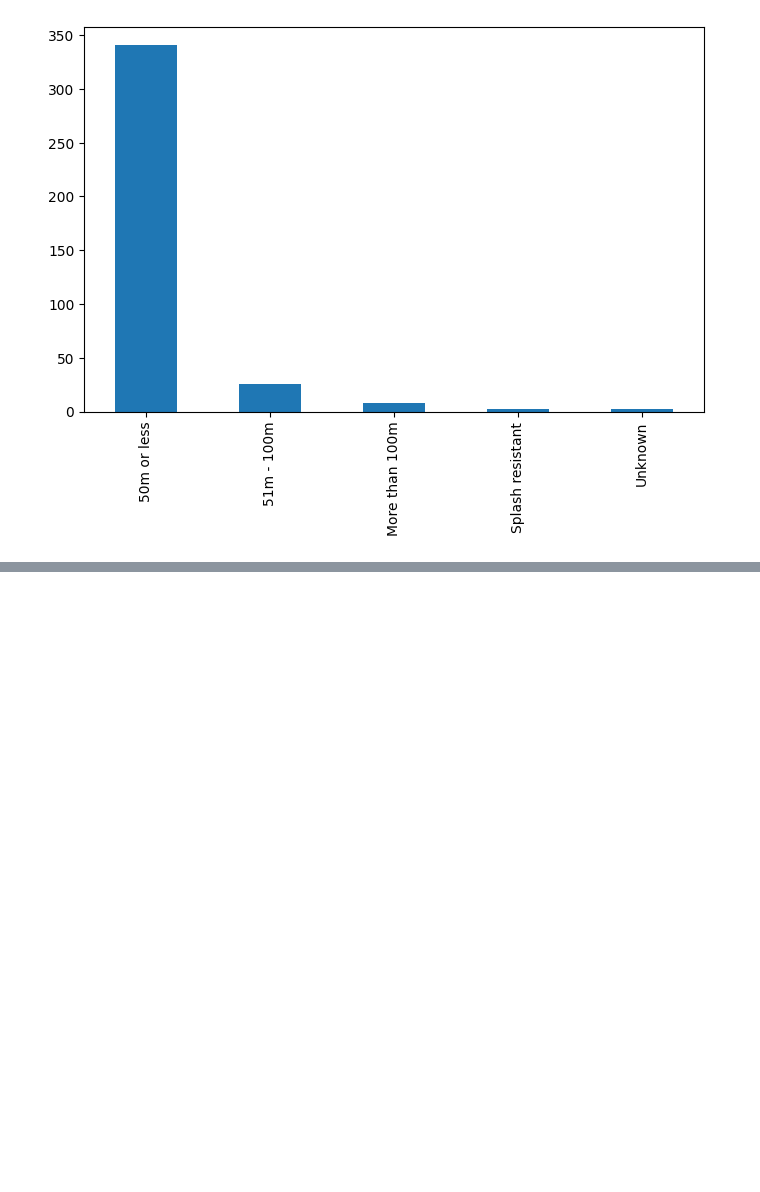
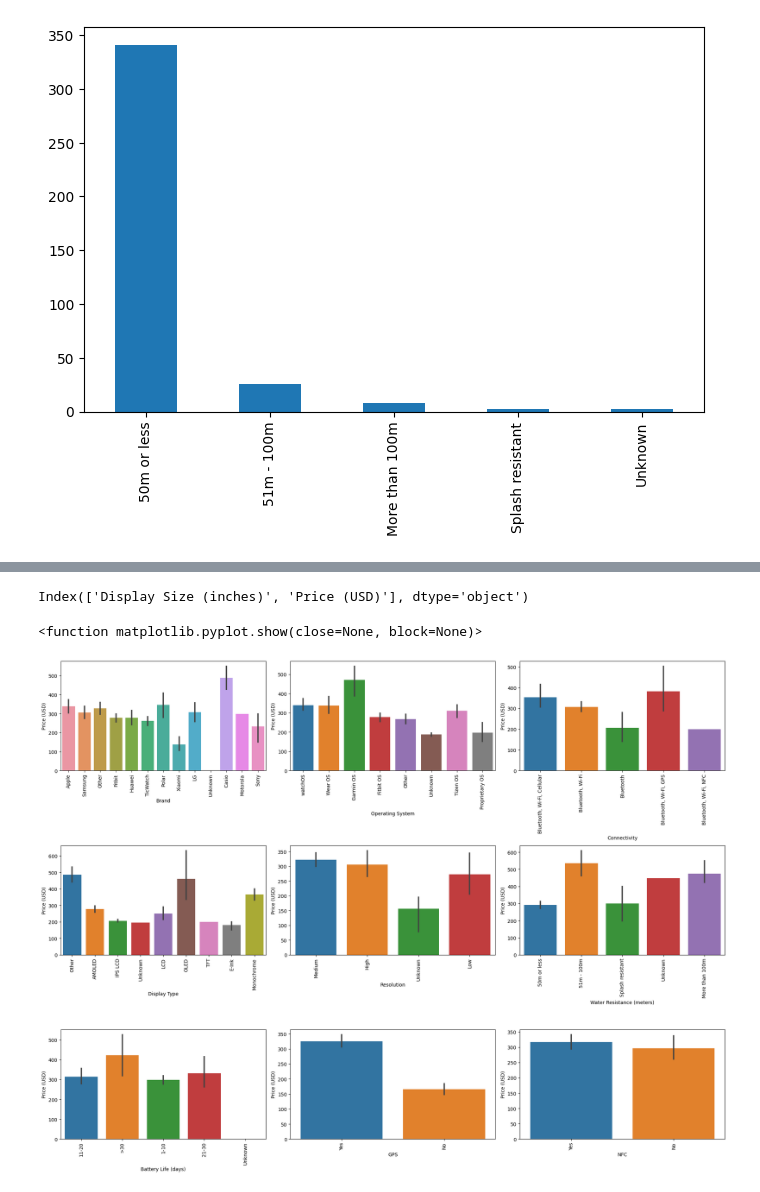
Before and after one commit to Ranjitkumarmuduli/Smart-watch-price-prediction, a Jupyter notebook: SWP_Prediction.ipynb, the cells around one changed output, grey strips where cells are left out. Cells and saved outputs as stored; diff of their text form; code cells hidden in the pictures; blank space fills up the shorter version.

```diff
--- a/SWP_Prediction.ipynb
+++ b/SWP_Prediction.ipynb
@@ -431,0 +467,27 @@ df['Water Resistance (meters)'].value_counts().plot(kind='bar')
+# %%
+df.select_dtypes(include="float64").columns
+# %% [output]
+Index(['Display Size (inches)', 'Price (USD)'], dtype='object')
+# %%
+#list of categorical variables to plot
+cat_vars=['Brand','Operating System','Connectivity','Display Type','Resolution'
+,'Water Resistance (meters)','Battery Life (days)','GPS','NFC']
+# %%
+#Create figure with subplots
+fig,axs=plt.subplots(nrows=3,ncols=3,figsize=(20,15))
+axs = axs.flatten()
+
+#create barplot for each categorical variable
+for i, var in enumerate(cat_vars):
+  sns.barplot(x=var, y='Price (USD)', data=df, ax=axs[i])
+  axs[i].set_xticklabels(axs[i].get_xticklabels(), rotation=90)
+
+#adjust spacing between subplot
+fig.tight_layout()
+
+
+#show plot
+plt.show
+# %% [output]
+<function matplotlib.pyplot.show(close=None, block=None)>
+[figure, added]
```
Also changed, not shown: parts of 34 cells of this notebook.
